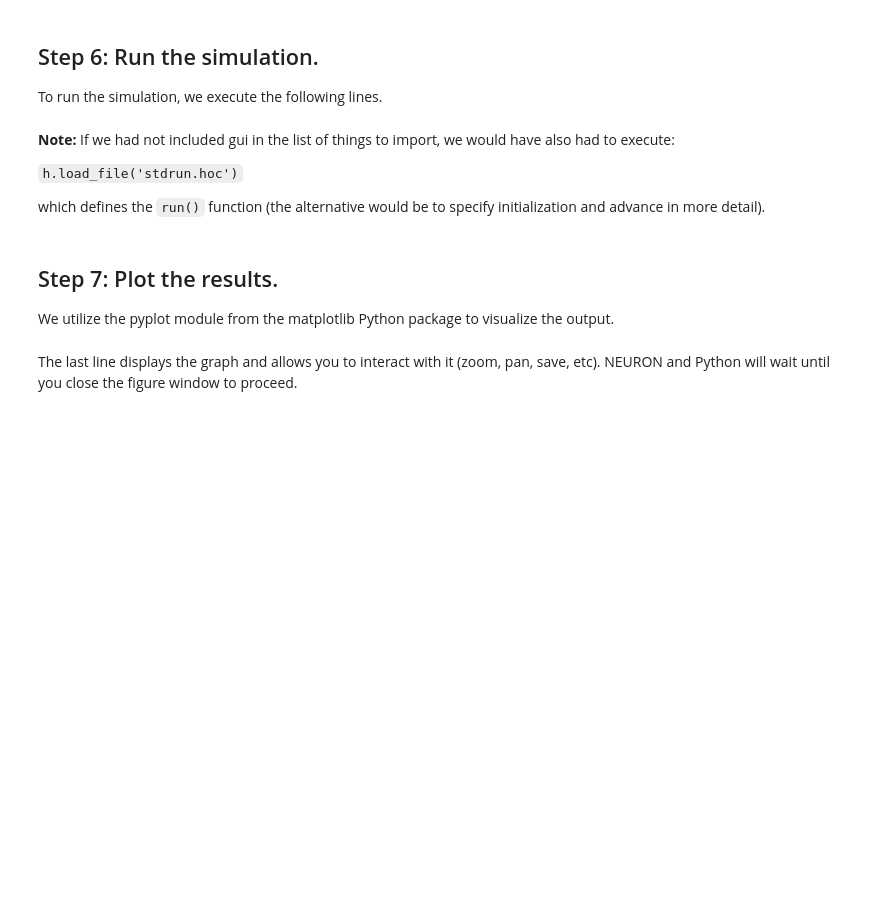
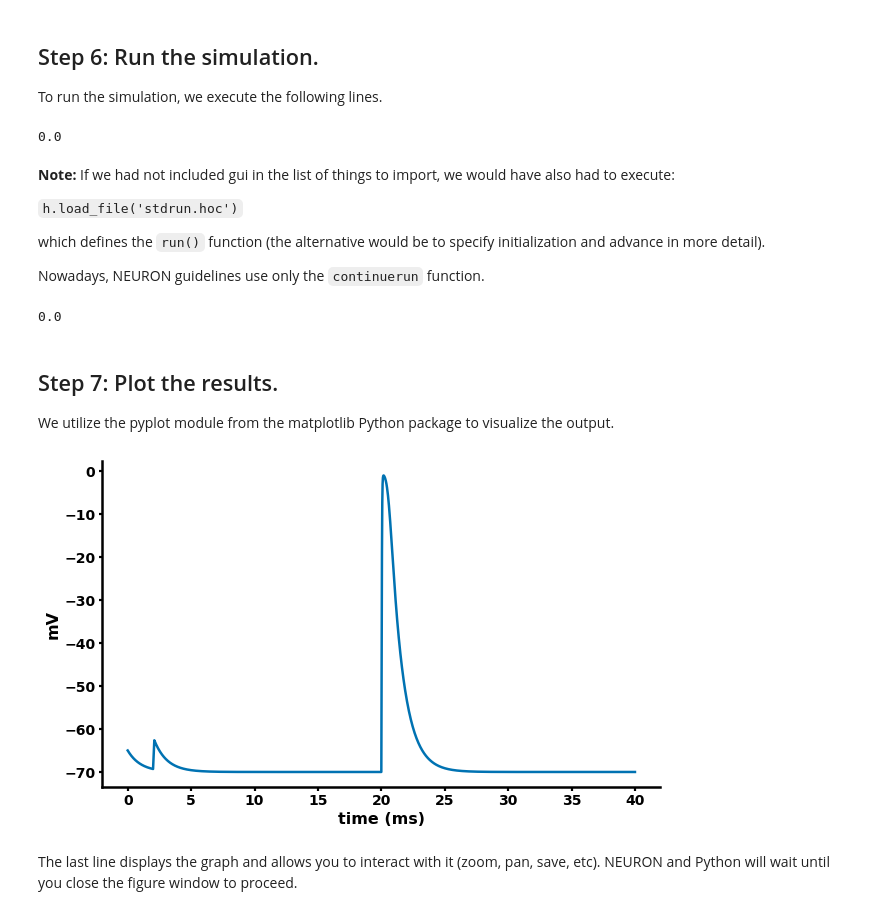
Before and after one commit to spirosChv/smartNetsWorkshop, a Jupyter notebook: neuron/practical2_basicNeuron.ipynb, the cells around one changed output. Drawn from its saved outputs; the diff is of its cells as text; code cells hidden in the pictures; blank space fills up the shorter version.

```diff
--- a/neuron/practical2_basicNeuron.ipynb
+++ b/neuron/practical2_basicNeuron.ipynb
@@ -49,0 +194,3 @@ help(soma.connect)
+# %%
+soma.L = 20
+soma.diam = 20
@@ -142,25 +376,37 @@ t_vec = h.Vector().record(h._ref_t)  # Time stamp vector
 
 To run the simulation, we execute the following lines.
 # %%
+h.load_file('stdrun.hoc')
 h.tstop = 40.0
 h.run()
+# %% [output]
+0.0
 # %% [markdown]
 **Note:** If we had not included gui in the list of things to import, we would have also had to execute:
 
 `h.load_file('stdrun.hoc')`
 
 which defines the `run()` function (the alternative would be to specify initialization and advance in more detail).
+
+Nowadays, NEURON guidelines use only the `continuerun` function.
+# %%
+h.finitialize(-65)
+h.continuerun(40.0)
+# %% [output]
+0.0
 # %% [markdown]
 ## Step 7: Plot the results.
 
 We utilize the pyplot module from the matplotlib Python package to visualize the output.
 # %%
 import matplotlib.pyplot as plt
-plt.figure(figsize=(8, 4))
+plt.figure(figsize=(10, 6))
 plt.plot(t_vec, v_vec)
 plt.xlabel('time (ms)')
 plt.ylabel('mV')
 plt.show()
+# %% [output]
+[figure, added]
 # %% [markdown]
 The last line displays the graph and allows you to interact with it (zoom, pan, save, etc). NEURON and Python will wait until you close the figure window to proceed.
 # %% [markdown]
```
Also changed, not shown: parts of 58 cells of this notebook.
